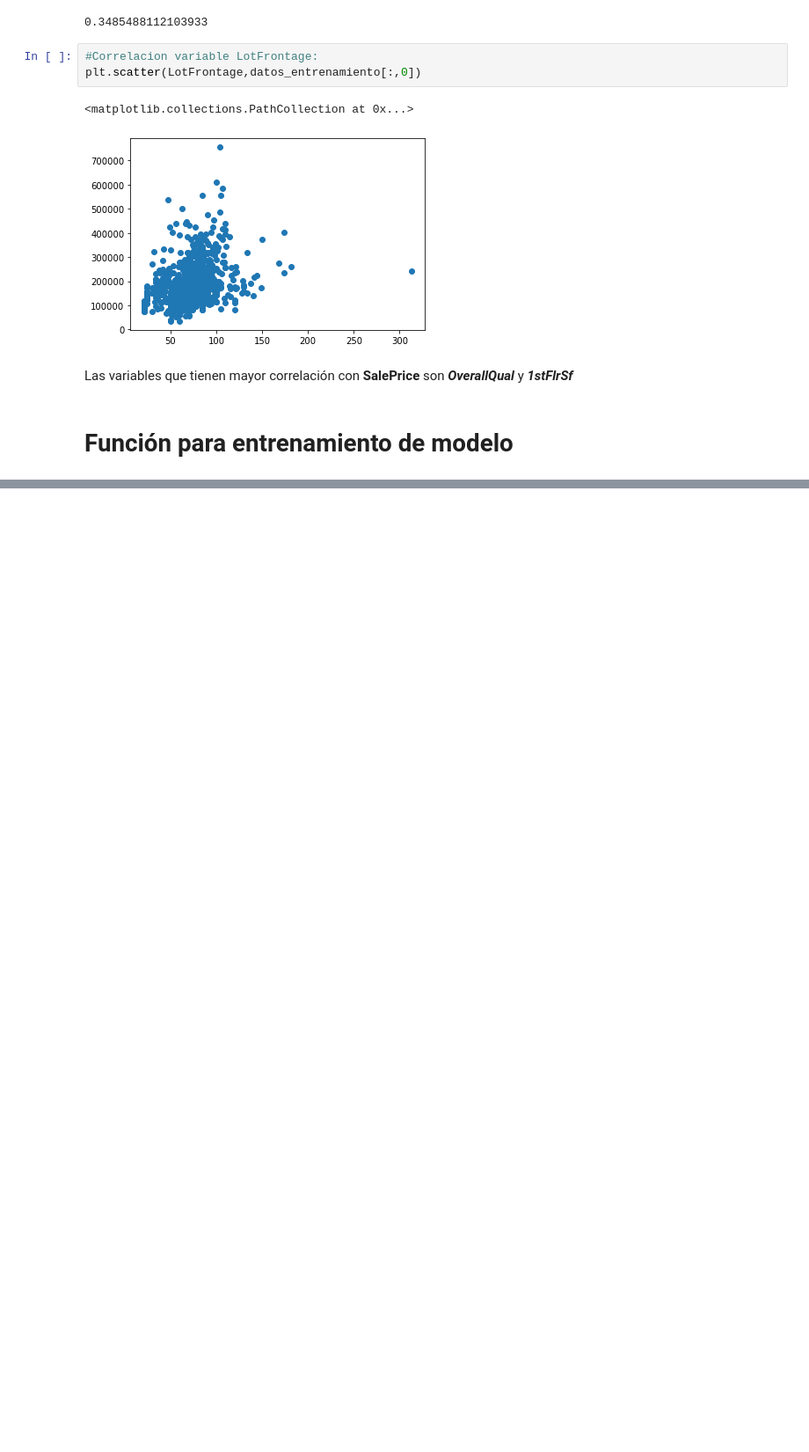
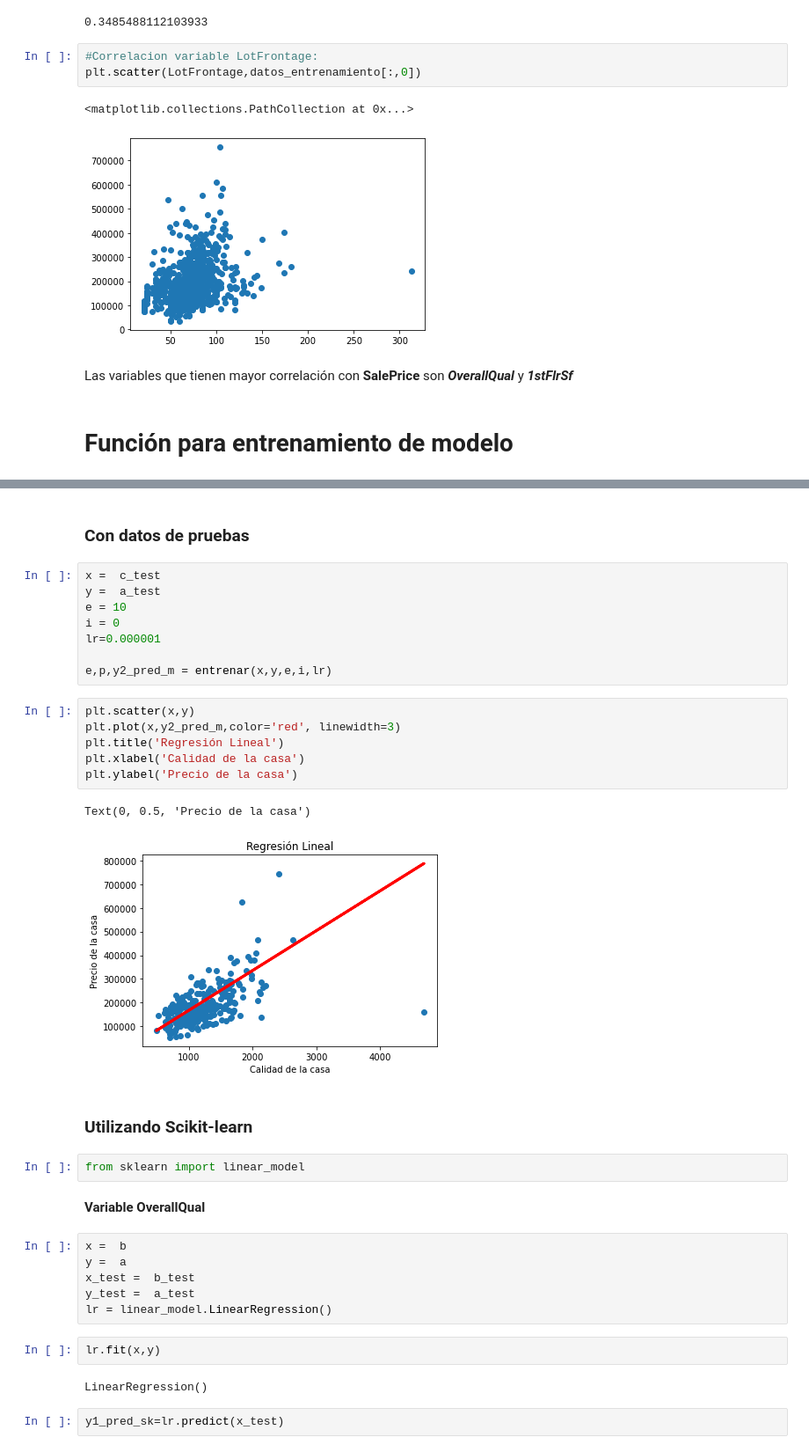
Before and after one commit to Jsolares17/Tareas_Python_Ciencia_Datos, a Jupyter notebook: ProyectoFinal.ipynb, the cells around one changed output, grey strips where cells are left out. Shown: that part at 88% size. Drawn from its saved outputs; the diff is of its cells as text; blank space fills up the shorter version.

```diff
--- a/ProyectoFinal.ipynb
+++ b/ProyectoFinal.ipynb
@@ -310,0 +304,37 @@ plt.show()
+# %% [markdown]
+### Con datos de pruebas
+# %%
+x =  c_test
+y =  a_test
+e = 10
+i = 0
+lr=0.000001
+
+e,p,y2_pred_m = entrenar(x,y,e,i,lr)
+# %%
+plt.scatter(x,y)
+plt.plot(x,y2_pred_m,color='red', linewidth=3)
+plt.title('Regresión Lineal')
+plt.xlabel('Calidad de la casa')
+plt.ylabel('Precio de la casa')
+# %% [output]
+Text(0, 0.5, 'Precio de la casa')
+[figure, added]
+# %% [markdown]
+### Utilizando  Scikit-learn
+# %%
+from sklearn import linear_model
+# %% [markdown]
+**Variable OverallQual**
+# %%
+x =  b
+y =  a
+x_test =  b_test
+y_test =  a_test
+lr = linear_model.LinearRegression()
+# %%
+lr.fit(x,y)
+# %% [output]
+LinearRegression()
+# %%
+y1_pred_sk=lr.predict(x_test)
```
Also changed, not shown: parts of 46 cells of this notebook.
